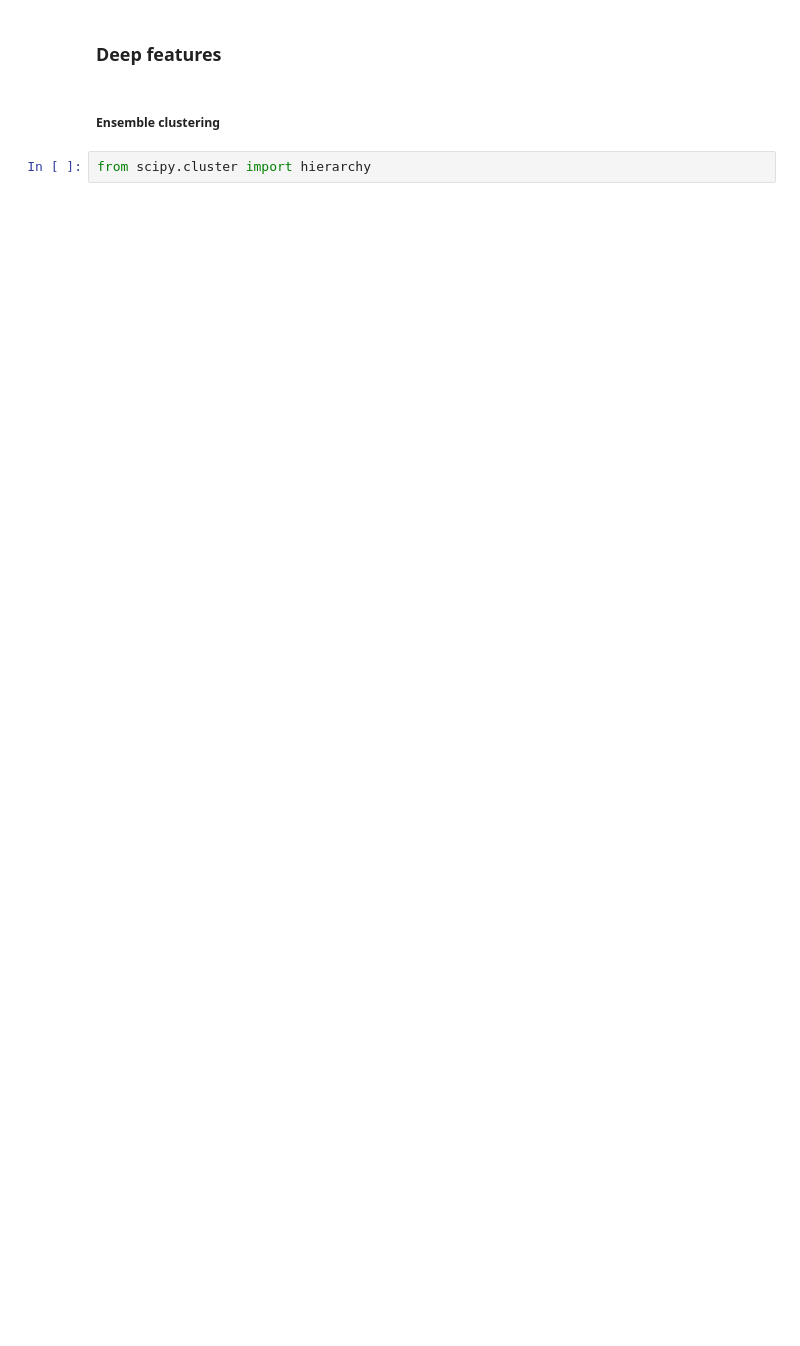
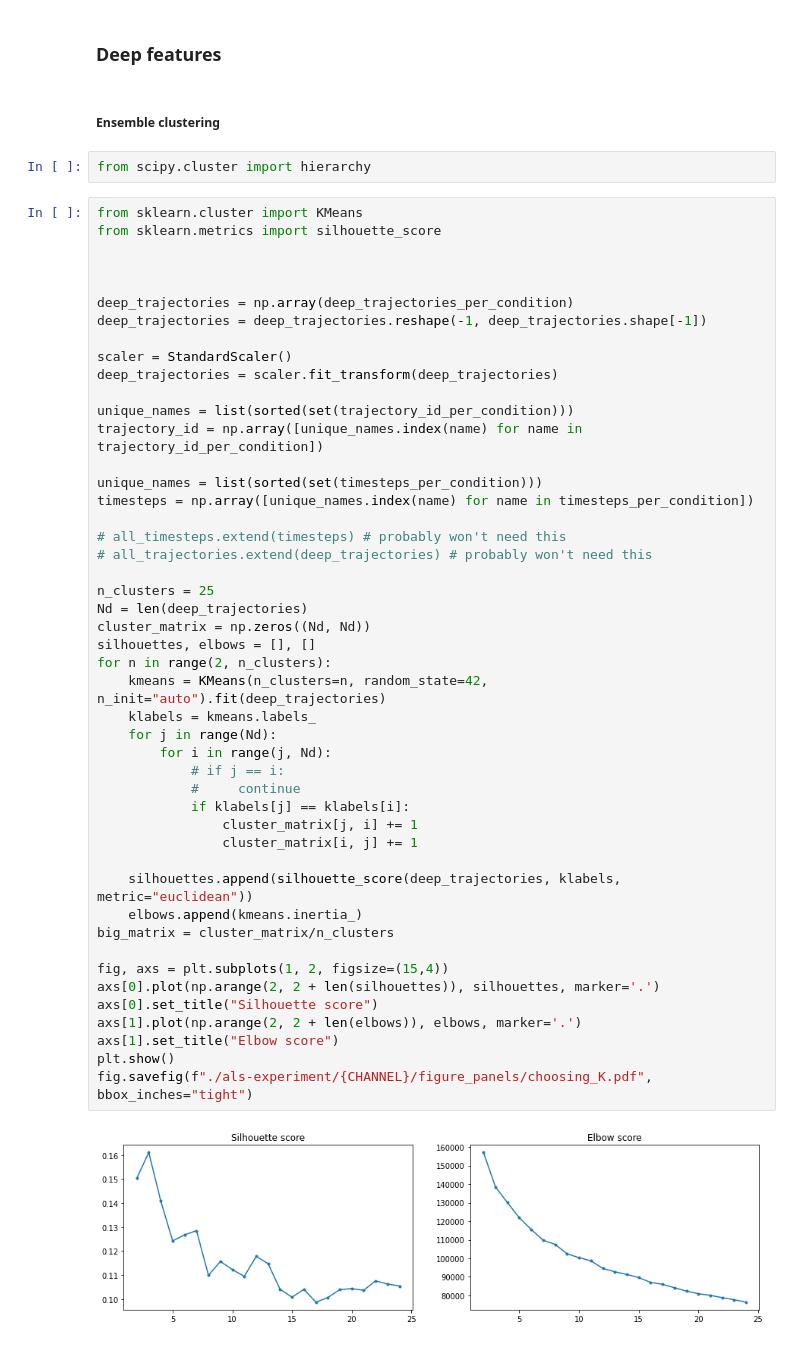
Before and after one commit to FLClab/STED-FM, a Jupyter notebook: experiments/diffusion-experiments/als_multidim.ipynb, the cells around one changed output. Drawn from its saved outputs; the diff is of its cells as text; blank space fills up the shorter version.

```diff
--- a/experiments/diffusion-experiments/als_multidim.ipynb
+++ b/experiments/diffusion-experiments/als_multidim.ipynb
@@ -340,3 +547,52 @@ plt.show()
 ##### Ensemble clustering
 # %%
 from scipy.cluster import hierarchy
+# %%
+from sklearn.cluster import KMeans
+from sklearn.metrics import silhouette_score
+
+
+
+deep_trajectories = np.array(deep_trajectories_per_condition)
+deep_trajectories = deep_trajectories.reshape(-1, deep_trajectories.shape[-1])
+
+scaler = StandardScaler()
+deep_trajectories = scaler.fit_transform(deep_trajectories)
+
+unique_names = list(sorted(set(trajectory_id_per_condition)))
+trajectory_id = np.array([unique_names.index(name) for name in trajectory_id_per_condition])
+
+unique_names = list(sorted(set(timesteps_per_condition)))
+timesteps = np.array([unique_names.index(name) for name in timesteps_per_condition])
+
+# all_timesteps.extend(timesteps) # probably won't need this
+# all_trajectories.extend(deep_trajectories) # probably won't need this
+
+n_clusters = 25
+Nd = len(deep_trajectories)
+cluster_matrix = np.zeros((Nd, Nd))
+silhouettes, elbows = [], []
+for n in range(2, n_clusters):
+    kmeans = KMeans(n_clusters=n, random_state=42, n_init="auto").fit(deep_trajectories)
+    klabels = kmeans.labels_
+    for j in range(Nd):
+        for i in range(j, Nd):
+            # if j == i:
+            #     continue
+            if klabels[j] == klabels[i]:
+                cluster_matrix[j, i] += 1
+                cluster_matrix[i, j] += 1
+
+    silhouettes.append(silhouette_score(deep_trajectories, klabels, metric="euclidean"))
+    elbows.append(kmeans.inertia_)
+big_matrix = cluster_matrix/n_clusters
+
+fig, axs = plt.subplots(1, 2, figsize=(15,4))
+axs[0].plot(np.arange(2, 2 + len(silhouettes)), silhouettes, marker='.')
+axs[0].set_title("Silhouette score")
+axs[1].plot(np.arange(2, 2 + len(elbows)), elbows, marker='.')
+axs[1].set_title("Elbow score")
+plt.show()
+fig.savefig(f"./als-experiment/{CHANNEL}/figure_panels/choosing_K.pdf", bbox_inches="tight")
+# %% [output]
+[figure, added]
```
Also changed, not shown: parts of 15 cells of this notebook, 25 other files.
